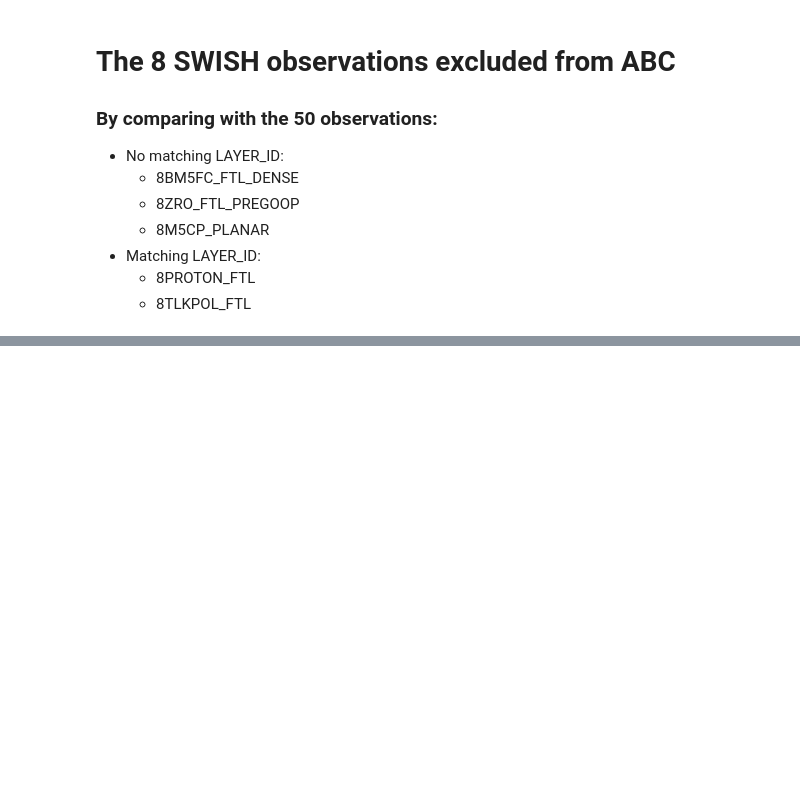
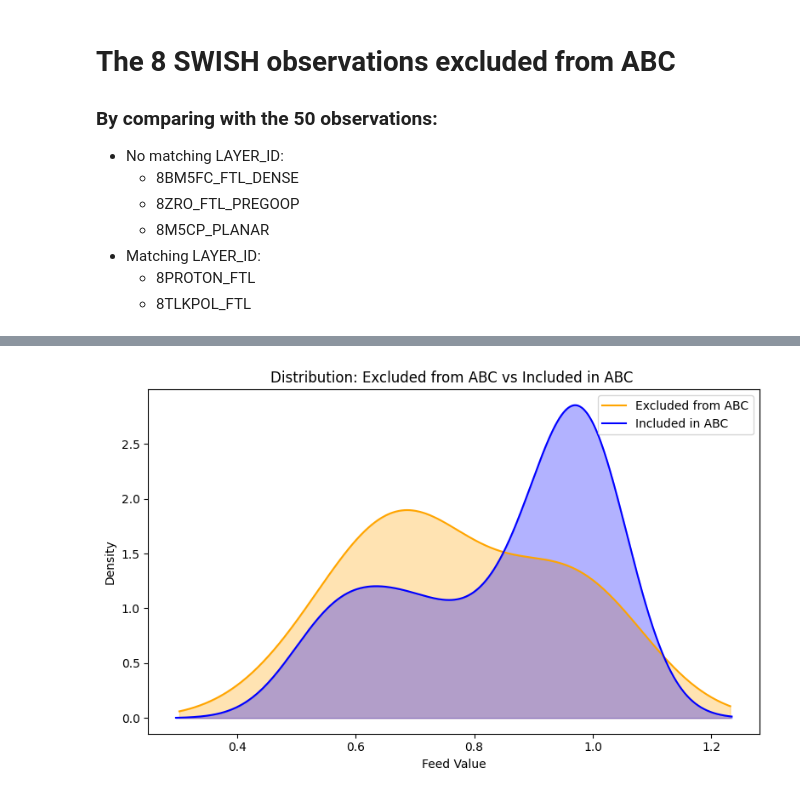
Before and after one commit to maximillian-jacob/DataScience, a Jupyter notebook: main_swish_vs_abc.ipynb, the cells around one changed output, grey strips where cells are left out. Saved outputs shown, nothing was run; the diff lists cells and outputs as text; code cells hidden in the pictures; blank space fills up the shorter version.

```diff
--- a/main_swish_vs_abc.ipynb
+++ b/main_swish_vs_abc.ipynb
@@ -488,0 +504,29 @@ only_swish
+# %%
+plt.figure(figsize=(8, 5))
+
+# Get entities present in both SWISH and ABC
+both_entities = swish['entity'].isin(abc['entity'].unique())
+swish_both = swish[both_entities]
+
+# KDE for 8 only in SWISH
+if not only_swish.empty:
+    ax = only_swish['feed_value_swish'].plot(kind='kde', color='orange', label='Excluded from ABC')
+    x = ax.get_lines()[-1].get_xdata()
+    y = ax.get_lines()[-1].get_ydata()
+    plt.fill_between(x, y, color='orange', alpha=0.3)
+
+# KDE for 50 in both SWISH and ABC
+if not swish_both.empty:
+    ax2 = swish_both['feed_value_swish'].plot(kind='kde', color='blue', label='Included in ABC', ax=ax)
+    x2 = ax2.get_lines()[-1].get_xdata()
+    y2 = ax2.get_lines()[-1].get_ydata()
+    plt.fill_between(x2, y2, color='blue', alpha=0.3)
+
+plt.xlabel('Feed Value')
+plt.ylabel('Density')
+plt.title('Distribution: Excluded from ABC vs Included in ABC ')
+plt.legend(loc='upper right')
+plt.tight_layout()
+plt.show()
+# %% [output]
+[figure, added]
```
Also changed, not shown: parts of 1 cell of this notebook.
